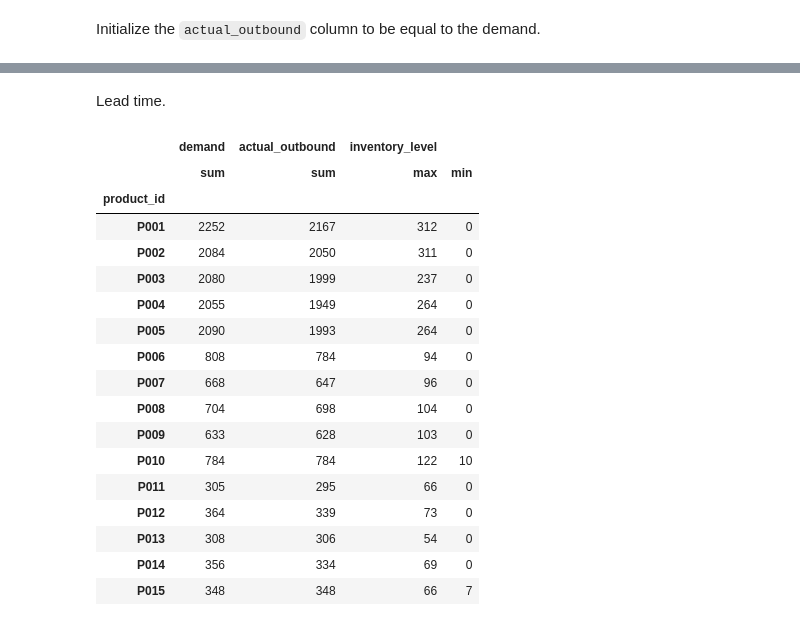
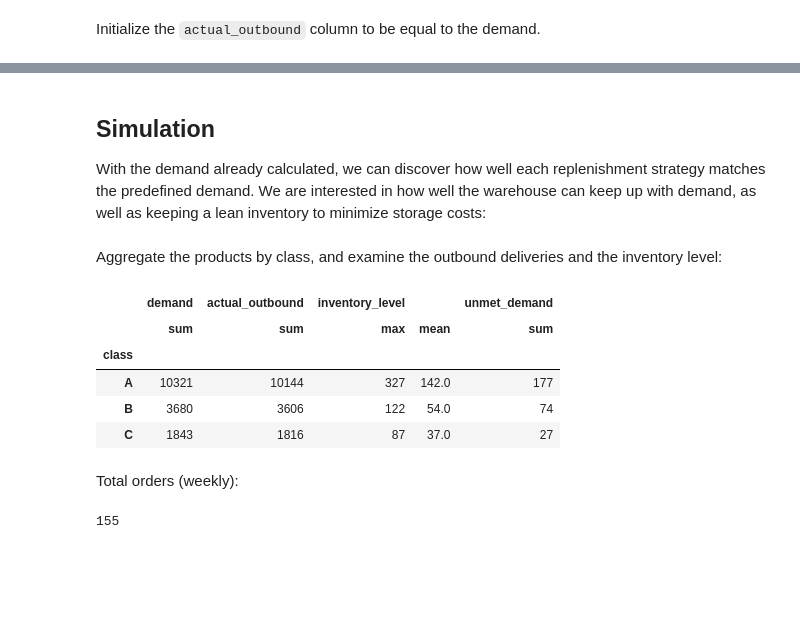
Before and after one commit to markus-pettersen/logistics-simulation, a Jupyter notebook: simulation/notebooks/01_stock_simulation.ipynb, the cells around one changed output, grey strips where cells are left out. Saved outputs shown, nothing was run; the diff lists cells and outputs as text; code cells hidden in the pictures; blank space fills up the shorter version.

```diff
--- a/simulation/notebooks/01_stock_simulation.ipynb
+++ b/simulation/notebooks/01_stock_simulation.ipynb
@@ -190,7 +201,7 @@ def simulate_inventory(group, policy="weekly", lead_time=3, restock_point_mod=0.
 
     # Establish starting stock (buffer stock) based on ABC classification
     item_class = group["class"].iloc[0]
-    starting_stock_dict = {"A": 200, "B": 75, "C": 35}
+    starting_stock_dict = {"A": 250, "B": 80, "C": 40}
     inventory = starting_stock_dict.get(item_class)
     reorder_point = starting_stock_dict.get(item_class) * restock_point_mod
 
@@ -221,7 +232,7 @@ def simulate_inventory(group, policy="weekly", lead_time=3, restock_point_mod=0.
         actual_outbound = min(demand, inventory)
         inventory -= actual_outbound
 
-        # prevent multiple orders when an order is inbound
+        # prevent multiple orders when an order is inbound (checks if an order is scheduled at a time after current date)
         has_pending_order = any(d > date for (d, _) in pending_orders)
 
         # 3. replenishment logic
@@ -257,5 +268,10 @@ def simulate_inventory(group, policy="weekly", lead_time=3, restock_point_mod=0.
     group["unmet_demand"] = group["demand"] - group["actual_outbound"]
 
     return group
+# %% [markdown]
+## Simulation
+
+With the demand already calculated, we can discover how well each replenishment strategy matches the predefined demand. We are interested in how well the warehouse can keep up with demand, as well as keeping a lean inventory to minimize storage costs:
 # %%
-weekly_df = df.groupby(['product_id', 'warehouse_id'], group_keys=False).apply(simulate_inventory)
+weekly_df = df.groupby(['product_id', 'warehouse_id'], group_keys=False).apply(simulate_inventory, policy="weekly")
+jit_df = df.groupby(['product_id', 'warehouse_id'], group_keys=False).apply(simulate_inventory, policy="JIT")
@@ -264,24 +278,18 @@ jit_df = df.groupby(['product_id', 'warehouse_id'], group_keys=False).apply(simu
-# %% [markdown]
-Lead time.
+# %% [markdown]
+Aggregate the products by class, and examine the outbound deliveries and the inventory level:
 # %%
-weekly_df.groupby("product_id").agg({"demand": "sum", "actual_outbound": "sum", "inventory_level": ["max", "min"]})
+weekly_df.groupby("class").agg({"demand": "sum", "actual_outbound": "sum", "inventory_level": ["max", "mean"], "unmet_demand": "sum"}).round()
 # %% [output]
-|  | demand | actual_outbound | inventory_level |  |
-|  | sum | sum | max | min |
-| product_id |  |  |  |  |
-| P001 | 2252 | 2167 | 312 | 0 |
-| P002 | 2084 | 2050 | 311 | 0 |
-| P003 | 2080 | 1999 | 237 | 0 |
-| P004 | 2055 | 1949 | 264 | 0 |
-| P005 | 2090 | 1993 | 264 | 0 |
-| P006 | 808 | 784 | 94 | 0 |
-| P007 | 668 | 647 | 96 | 0 |
-| P008 | 704 | 698 | 104 | 0 |
-| P009 | 633 | 628 | 103 | 0 |
-| P010 | 784 | 784 | 122 | 10 |
-| P011 | 305 | 295 | 66 | 0 |
-| P012 | 364 | 339 | 73 | 0 |
-| P013 | 308 | 306 | 54 | 0 |
-| P014 | 356 | 334 | 69 | 0 |
-| P015 | 348 | 348 | 66 | 7 |
+|  | demand | actual_outbound | inventory_level |  | unmet_demand |
+|  | sum | sum | max | mean | sum |
+| class |  |  |  |  |  |
+| A | 10321 | 10144 | 327 | 142.0 | 177 |
+| B | 3680 | 3606 | 122 | 54.0 | 74 |
+| C | 1843 | 1816 | 87 | 37.0 | 27 |
+# %% [markdown]
+Total orders (weekly):
+# %%
+weekly_df["inbound_units"].ne(0).sum()
+# %% [output]
+155
 # %%
```
Also changed, not shown: parts of 37 cells of this notebook, 3 other files.
